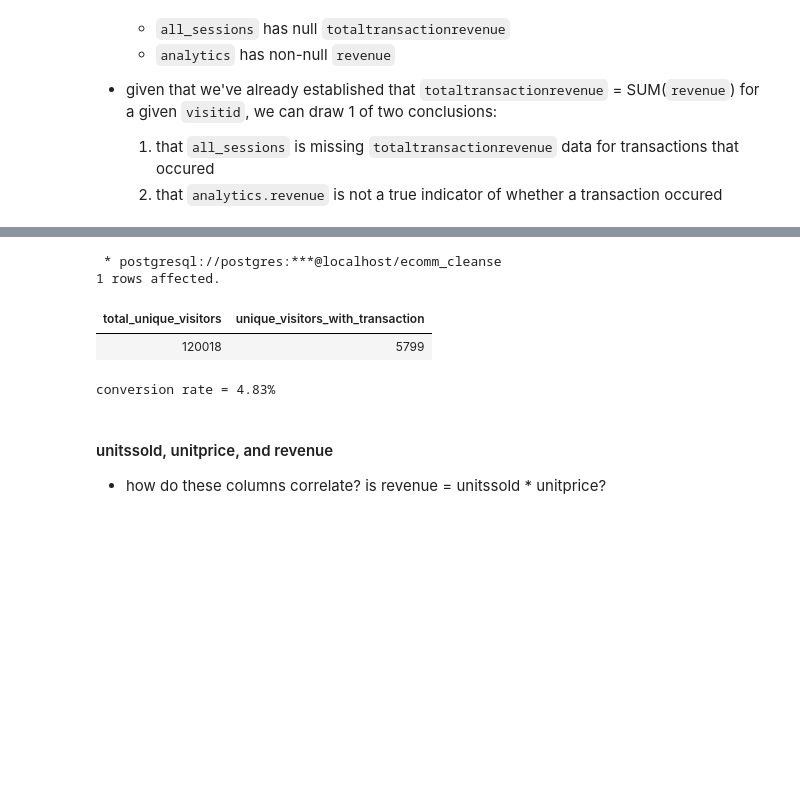
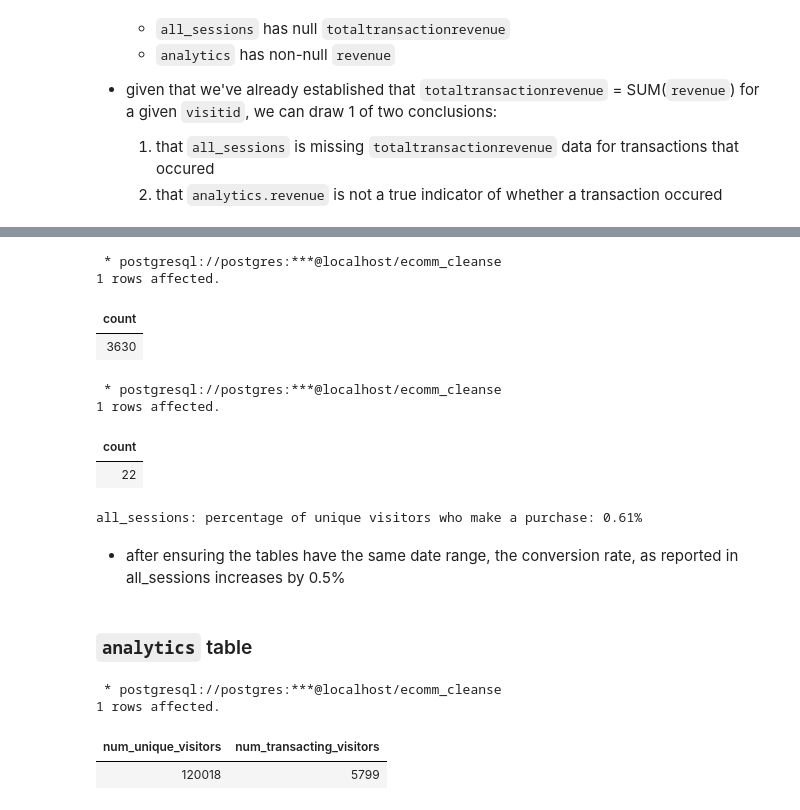
Before and after one commit to sd-brewer/ecomm-cleanse, a Jupyter notebook: notebooks/03_tmp.ipynb, the cells around one changed output, grey strips where cells are left out. Saved outputs shown, nothing was run; the diff lists cells and outputs as text; code cells hidden in the pictures; blank space fills up the shorter version.

```diff
--- a/notebooks/04_provisional_analysis.ipynb
+++ b/notebooks/03_tmp.ipynb
@@ -1828,28 +1655,44 @@ GROUP BY visitid, totaltransactionrevenue;
+# %%
+%%sql
+-- find total number of unique visitors in all_sessions, filtering by analytics date range
+SELECT COUNT(DISTINCT fullvisitorid)
+FROM all_sessions
+WHERE date BETWEEN '2017-05-01' AND '2017-08-01';
+# %% [output]
+ * postgresql://postgres:***@localhost/ecomm_cleanse
+1 rows affected.
+| count |
+| 3630 |
+# %%
+%%sql
+-- find total number of unique visitors in all_sessions who made transaction, filtering by analytics date range
+SELECT COUNT(DISTINCT fullvisitorid)
+FROM all_sessions
+WHERE date BETWEEN '2017-05-01' AND '2017-08-01'
+    AND totaltransactionrevenue IS NOT NULL;
+# %% [output]
+ * postgresql://postgres:***@localhost/ecomm_cleanse
+1 rows affected.
+| count |
+| 22 |
+# %%
+all_sessions_filtered_conversion_rate = round(((22 / 3630) * 100), 2)
+
+print(f'all_sessions: percentage of unique visitors who make a purchase: {all_sessions_filtered_conversion_rate}%')
+# %% [output]
+all_sessions: percentage of unique visitors who make a purchase: 0.61%
+# %% [markdown]
+- after ensuring the tables have the same date range, the conversion rate, as reported in all_sessions increases by 0.5%
+# %% [markdown]
+### `analytics` table
 # %%
 %%sql
 
-SELECT (
-    SELECT COUNT(DISTINCT fullvisitorid)
-    FROM analytics
-) AS total_unique_visitors,
-(   SELECT COUNT(DISTINCT fullvisitorid)
-    FROM analytics
-    WHERE revenue IS NOT NULL
-) AS unique_visitors_with_transaction
+SELECT
+    (SELECT COUNT(DISTINCT fullvisitorid) FROM analytics) AS num_unique_visitors,
+    (SELECT COUNT(DISTINCT fullvisitorid) FROM analytics WHERE revenue IS NOT NULL) AS num_transacting_visitors
 # %% [output]
  * postgresql://postgres:***@localhost/ecomm_cleanse
 1 rows affected.
-| total_unique_visitors | unique_visitors_with_transaction |
+| num_unique_visitors | num_transacting_visitors |
 | 120018 | 5799 |
-# %%
-df = _.DataFrame()
-
-conversion_rate =  df['unique_visitors_with_transaction'][0] / df['total_unique_visitors'][0]
-
-print(f'conversion rate = {round((conversion_rate * 100), 2)}%')
-# %% [output]
-conversion rate = 4.83%
-# %% [markdown]
-#### unitssold, unitprice, and revenue
-
-- how do these columns correlate? is revenue = unitssold * unitprice?
```
Also changed, not shown: parts of 156 cells of this notebook, 9 other files.
